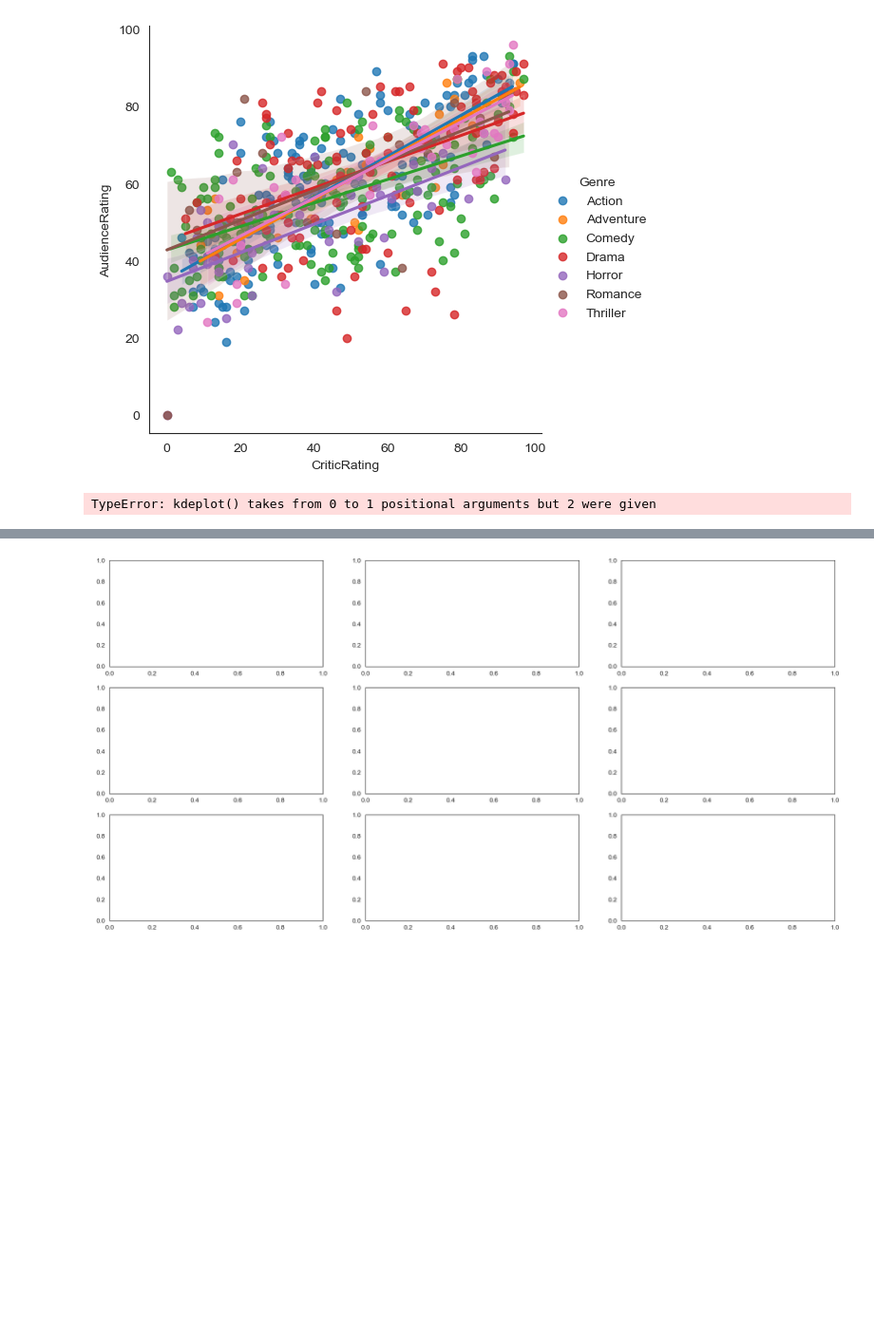
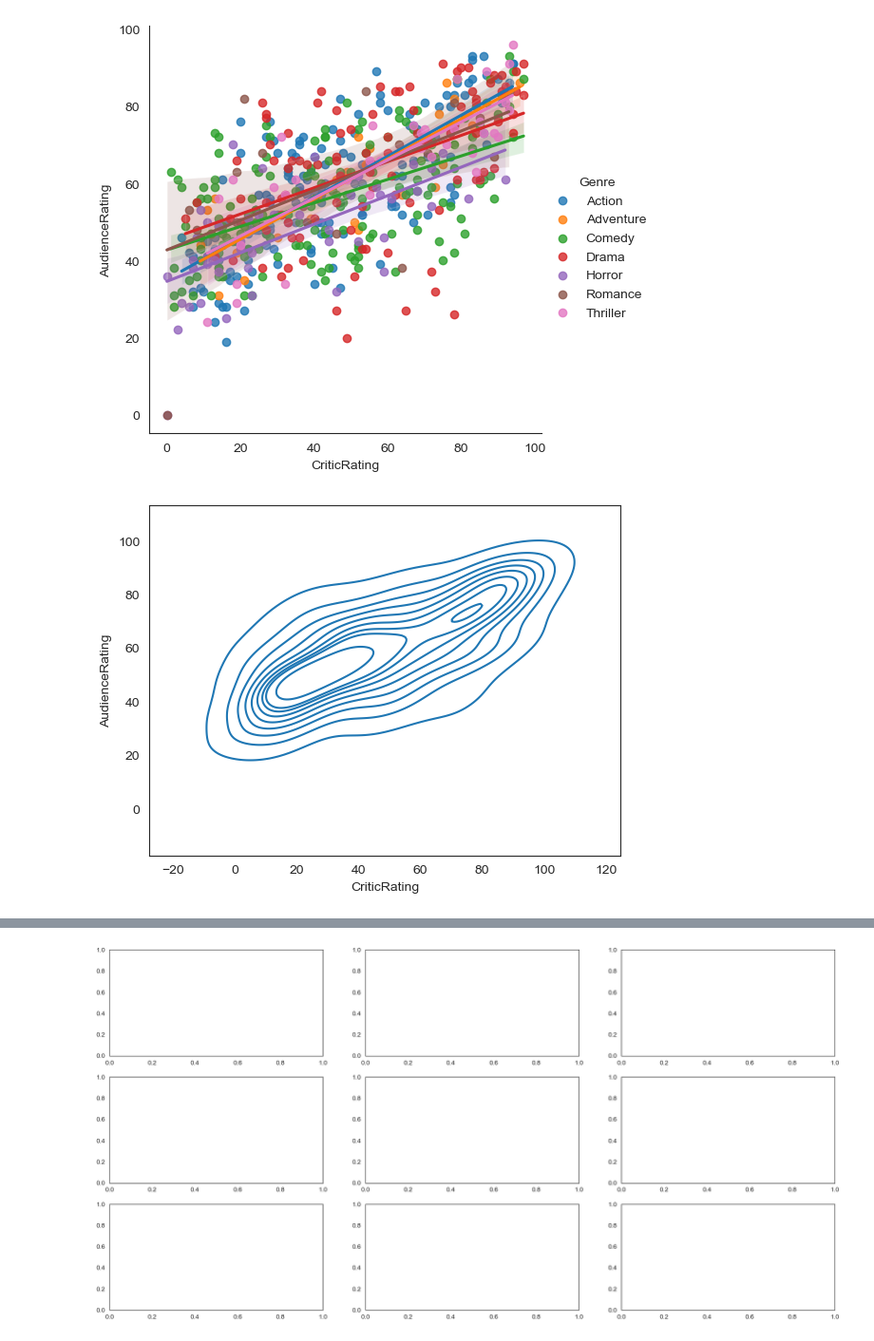
Before and after one commit to aniket20-99/Matplotlib_Visualization, a Jupyter notebook: IMDB-Rating-Projects.ipynb, the cells around one changed output, grey strips where cells are left out. Shown at 95% size. Drawn from its saved outputs; the diff is of its cells as text; code cells hidden in the pictures; blank space fills up the shorter version.

```diff
--- a/IMDB-Rating-Projects.ipynb
+++ b/IMDB-Rating-Projects.ipynb
@@ -383,8 +383,9 @@ plt.show()
 # %%
 # where do u find more density and how density is distibuted across from the the chat
 # center point is kernal this is calld KDE & insteade of dots it visualize like this
 # we can able to clearly see the spread at the audience ratings
 
-sns.kdeplot(movies.CriticRating,movies.AudienceRating)
+sns.kdeplot(data = movies,x = 'CriticRating',y = 'AudienceRating',)
+plt.show()
 # %% [output]
-TypeError: kdeplot() takes from 0 to 1 positional arguments but 2 were given
+[figure, added]
```
Also changed, not shown: parts of 23 cells of this notebook.
